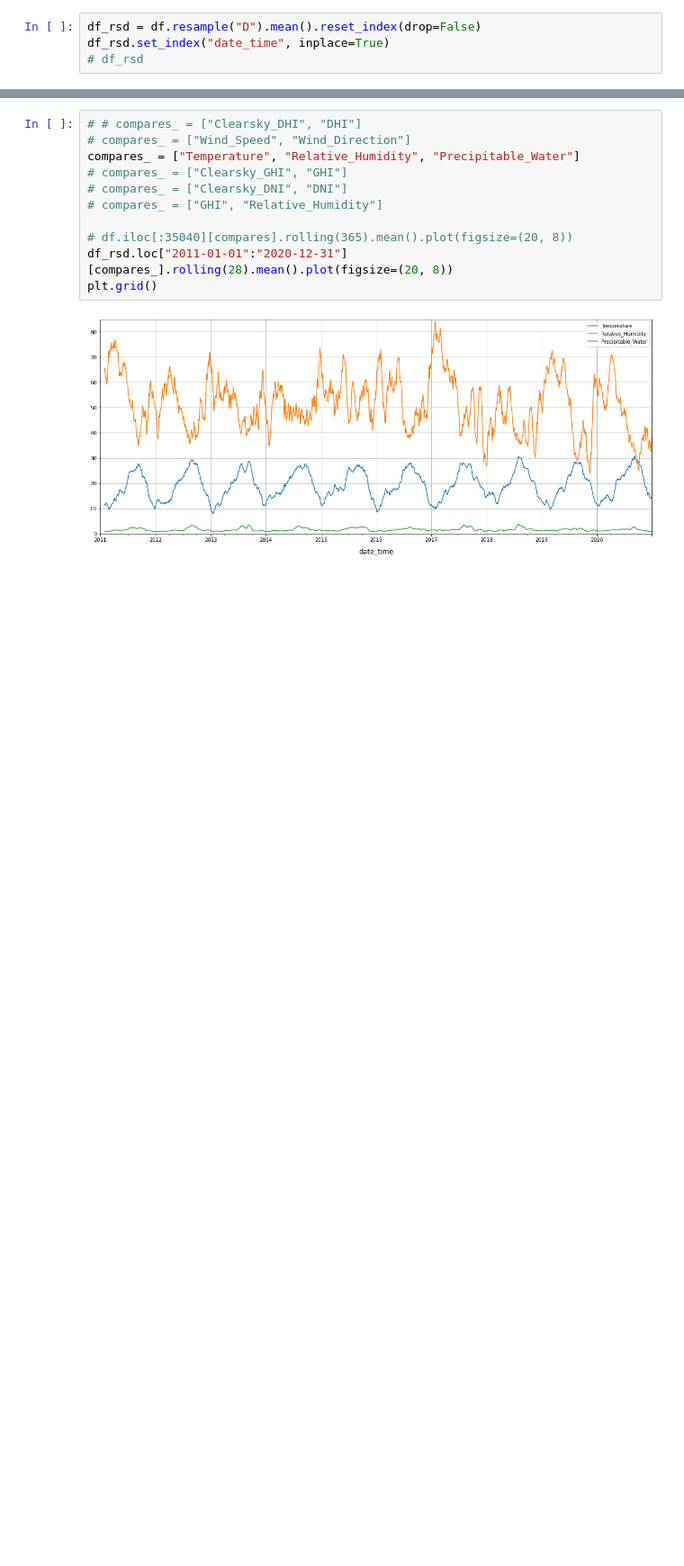
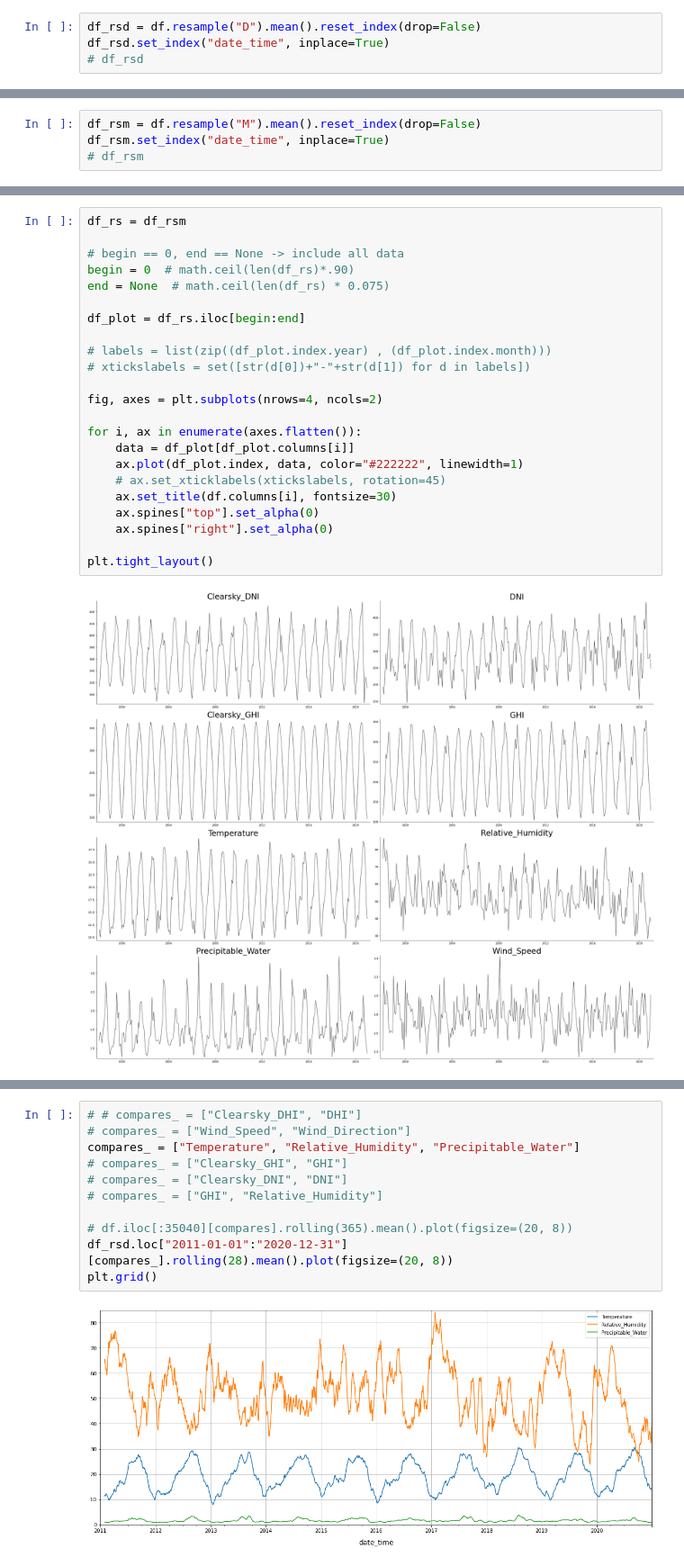
Before and after one commit to gamyers/solar-697, a Jupyter notebook: gm/notebooks/ts_eda.ipynb, the cells around one changed output, grey strips where cells are left out. Shown at 90% size. Saved outputs shown, nothing was run; the diff lists cells and outputs as text; blank space fills up the shorter version.

```diff
--- a/gm/notebooks/ts_eda.ipynb
+++ b/gm/notebooks/ts_eda.ipynb
@@ -129,0 +163,4 @@ df_rsd.set_index("date_time", inplace=True)
+# %%
+df_rsm = df.resample("M").mean().reset_index(drop=False)
+df_rsm.set_index("date_time", inplace=True)
+# df_rsm
@@ -129,0 +179,25 @@ df_rsd.set_index("date_time", inplace=True)
+# %%
+df_rs = df_rsm
+
+# begin == 0, end == None -> include all data
+begin = 0  # math.ceil(len(df_rs)*.90)
+end = None  # math.ceil(len(df_rs) * 0.075)
+
+df_plot = df_rs.iloc[begin:end]
+
+# labels = list(zip((df_plot.index.year) , (df_plot.index.month)))
+# xtickslabels = set([str(d[0])+"-"+str(d[1]) for d in labels])
+
+fig, axes = plt.subplots(nrows=4, ncols=2)
+
+for i, ax in enumerate(axes.flatten()):
+    data = df_plot[df_plot.columns[i]]
+    ax.plot(df_plot.index, data, color="#222222", linewidth=1)
+    # ax.set_xticklabels(xtickslabels, rotation=45)
+    ax.set_title(df.columns[i], fontsize=30)
+    ax.spines["top"].set_alpha(0)
+    ax.spines["right"].set_alpha(0)
+
+plt.tight_layout()
+# %% [output]
+[figure, added]
```
Also changed, not shown: parts of 9 cells of this notebook, 1 other file.
